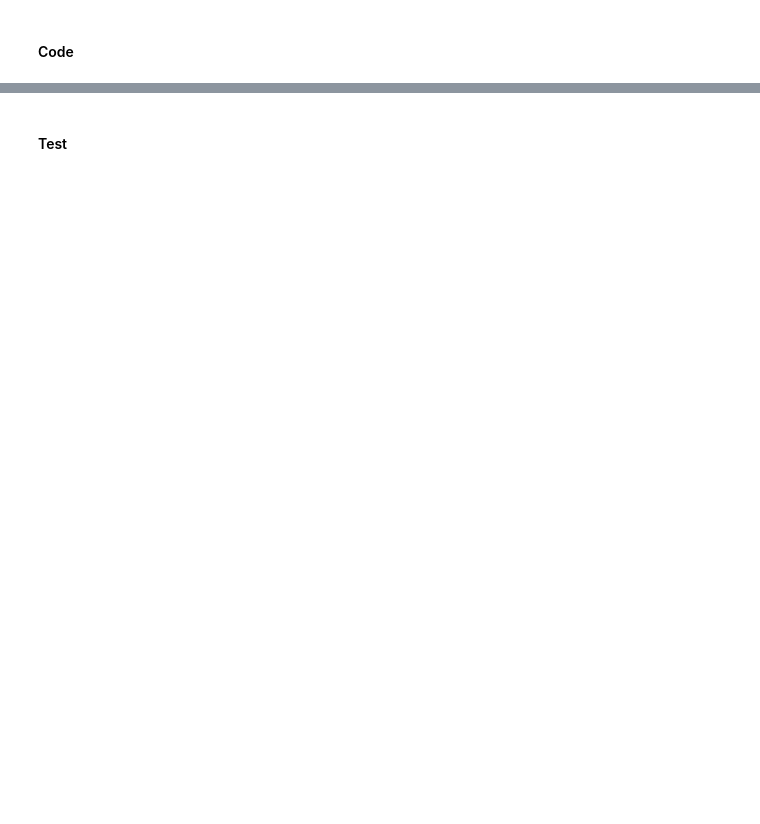
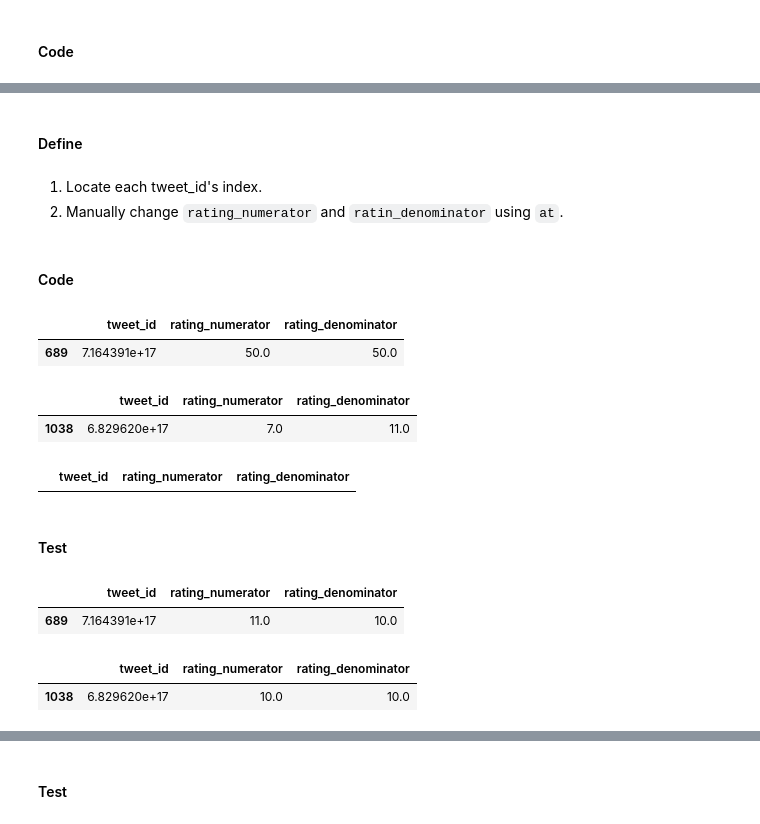
Before and after one commit to josemarevalo/wrangling_dogs-rates-breeds, a Jupyter notebook: wrangle_act.ipynb, the cells around one changed output, grey strips where cells are left out. Drawn from its saved outputs; the diff is of its cells as text; code cells hidden in the pictures; blank space fills up the shorter version.

```diff
--- a/wrangle_act.ipynb
+++ b/wrangle_act.ipynb
@@ -699,3 +784,14 @@ memory usage: 154.8+ KB
+# %% [markdown]
+#### Define
+# %% [markdown]
+1. Locate each tweet_id's index.
+2. Manually change `rating_numerator` and `ratin_denominator` using `at`.
+# %% [markdown]
+#### Code
 # %%
 # Code goes here
-twitter_archive_clean.timestamp = pd.to_datetime(twitter_archive_clean.timestamp)
+twitter_archive_clean.loc[twitter_archive_clean.tweet_id == 716439118184652801, \
+                          ['tweet_id', 'rating_numerator', 'rating_denominator']]
+# %% [output]
+|  | tweet_id | rating_numerator | rating_denominator |
+| 689 | 7.164391e+17 | 50.0 | 50.0 |
@@ -701,0 +801,6 @@ twitter_archive_clean.timestamp = pd.to_datetime(twitter_archive_clean.timestamp
+# %%
+twitter_archive_clean.loc[twitter_archive_clean.tweet_id == 682962037429899265, \
+                          ['tweet_id', 'rating_numerator', 'rating_denominator']]
+# %% [output]
+|  | tweet_id | rating_numerator | rating_denominator |
+| 1038 | 6.829620e+17 | 7.0 | 11.0 |
@@ -701,0 +810,20 @@ twitter_archive_clean.timestamp = pd.to_datetime(twitter_archive_clean.timestamp
+# %%
+twitter_archive_clean.loc[twitter_archive_clean.tweet_id == 666287406224695296, \
+                          ['tweet_id', 'rating_numerator', 'rating_denominator']]
+# %% [output]
+|  | tweet_id | rating_numerator | rating_denominator |
+# %% [markdown]
+#### Test
+# %%
+# Test code goes here
+twitter_archive_clean.loc[(twitter_archive_clean.tweet_id == 716439118184652801), \
+                          ['tweet_id', 'rating_numerator', 'rating_denominator']]
+# %% [output]
+|  | tweet_id | rating_numerator | rating_denominator |
+| 689 | 7.164391e+17 | 11.0 | 10.0 |
+# %%
+twitter_archive_clean.loc[(twitter_archive_clean.tweet_id == 682962037429899265), \
+                          ['tweet_id', 'rating_numerator', 'rating_denominator']]
+# %% [output]
+|  | tweet_id | rating_numerator | rating_denominator |
+| 1038 | 6.829620e+17 | 10.0 | 10.0 |
```
Also changed, not shown: parts of 35 cells of this notebook, 3 other files.
